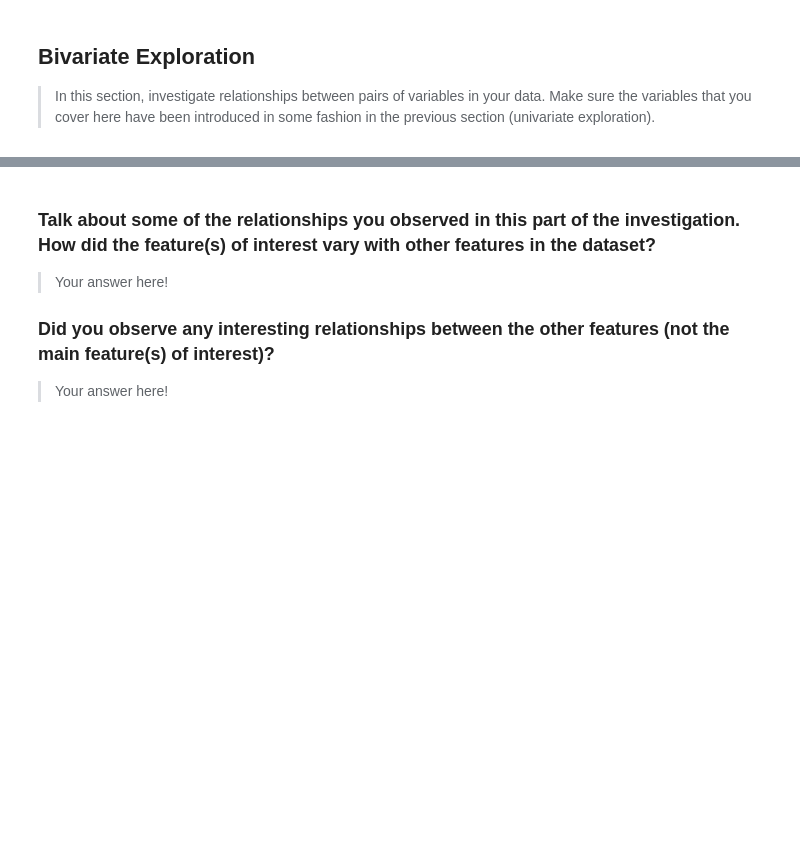
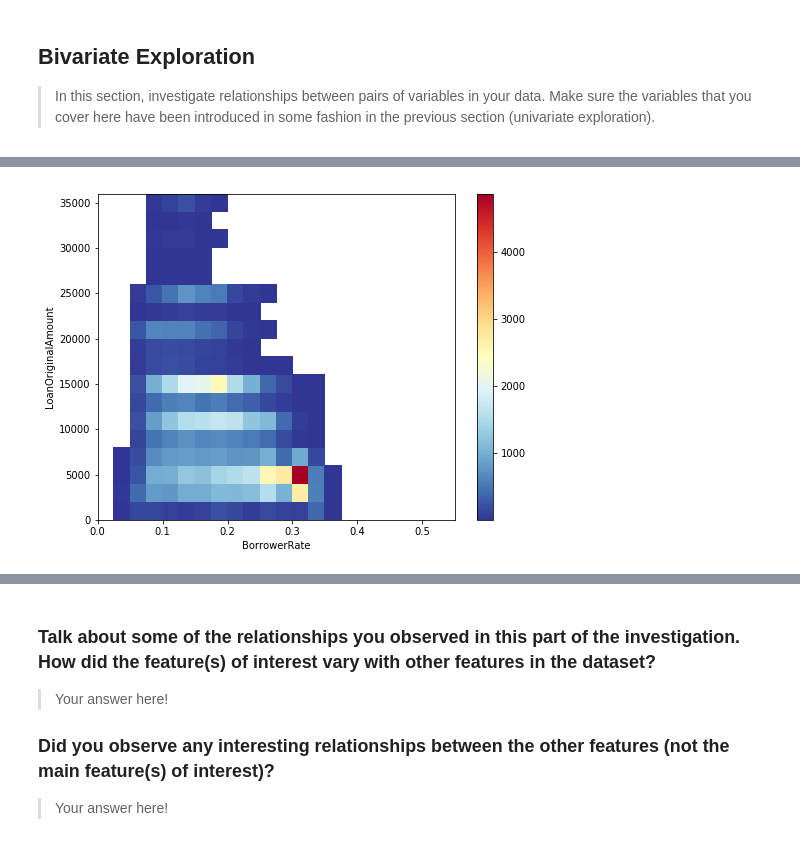
Before and after one commit to suefenali/data_analysis_nanodegree, a Jupyter notebook: project_5/exploration.ipynb, the cells around one changed output, grey strips where cells are left out. Saved outputs shown, nothing was run; the diff lists cells and outputs as text; code cells hidden in the pictures; blank space fills up the shorter version.

```diff
--- a/project_5/exploration.ipynb
+++ b/project_5/exploration.ipynb
@@ -384,0 +393,12 @@ fashion in the previous section (univariate exploration).
+# %%
+bin_x = np.arange(0, loan['BorrowerRate'].max()+0.2, 0.025)
+bin_y = np.arange(0, loan['LoanOriginalAmount'].max()+2000, 2000)
+plt.figure(figsize=(8,6))
+plt.hist2d(data=loan, x='BorrowerRate', y='LoanOriginalAmount',
+           cmin = 0.5, cmap='RdYlBu_r',
+           bins=[bin_x, bin_y]);
+plt.colorbar()
+plt.xlabel('BorrowerRate');
+plt.ylabel('LoanOriginalAmount');
+# %% [output]
+[figure, added]
```
Also changed, not shown: parts of 10 cells of this notebook.
